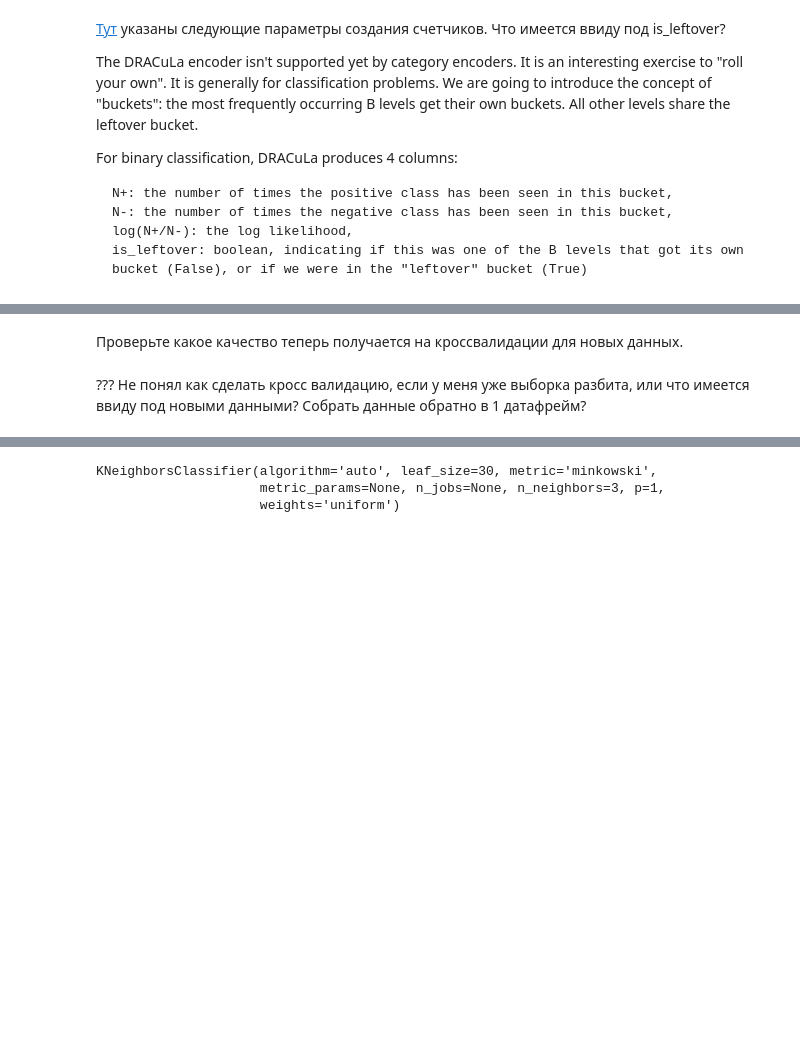
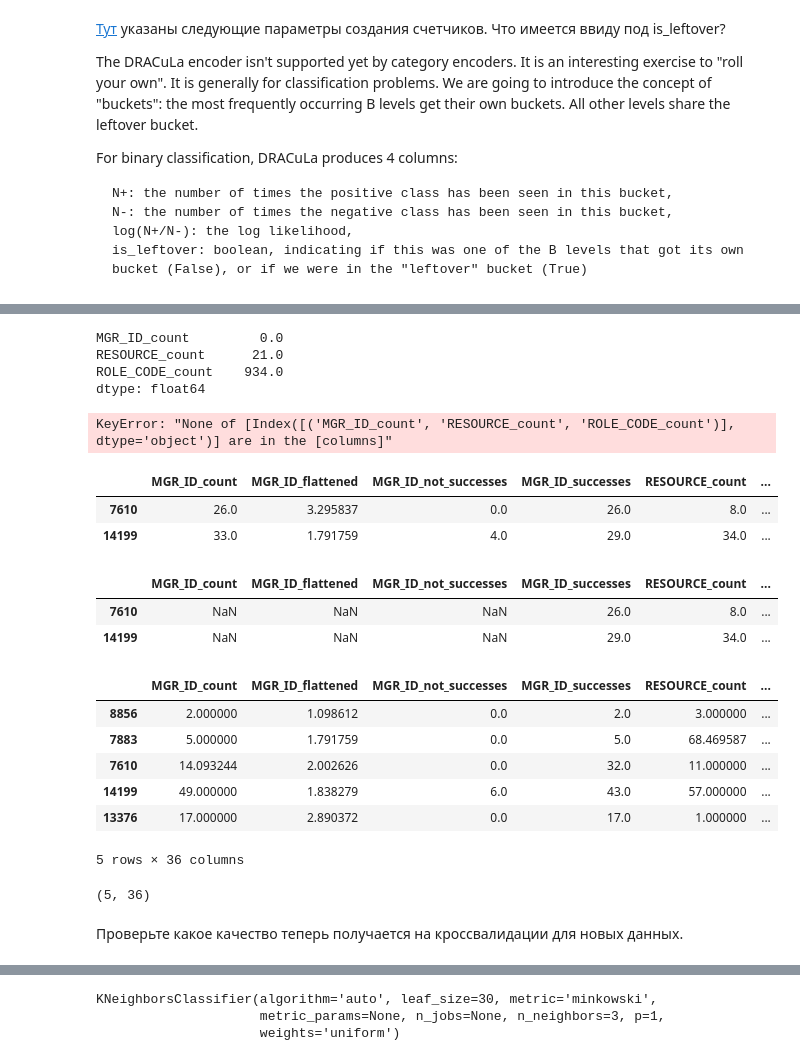
Before and after one commit to D7nis/Course-ML-Classic, a Jupyter notebook: Practice/6. Классификация, kNN/06-01-classification_DDA.ipynb, the cells around one changed output, grey strips where cells are left out. Cells and saved outputs as stored; diff of their text form; code cells hidden in the pictures; blank space fills up the shorter version.

```diff
--- a/Practice/6. Классификация, kNN/06-01-classification_DDA.ipynb
+++ b/Practice/6. Классификация, kNN/06-01-classification_DDA.ipynb
@@ -301,2 +281,2 @@ yy= df5['ACTION']
 # %%
-X_train, X_test, y_train, y_test = train_test_split(XX, yy, random_state=42, test_size=0.3, stratify=yy)
+#X_train, X_test, y_train, y_test = train_test_split(XX, yy, random_state=42, test_size=0.3, stratify=yy)
@@ -446,4 +392,4 @@ X_train, X_test, y_train, y_test = CountAndSuccMain(df5)
 # %%
 #df = pd.read_csv('../../data/amazon.csv.gz')
 # %%
-X_train, X_test, y_train, y_test = CountAndSuccMain(df.copy(), 1, method=2)
+X_train_orig, X_test_orig, y_train, y_test = CountAndSuccMain(df.copy(), 0.7, method=2)
@@ -495,0 +427,8 @@ pass
+# %%
+col_pref = '_count'
+np.sum(X_test[[col for col in X_test.columns if col_pref in col]])/2
+# %% [output]
+MGR_ID_count         0.0
+RESOURCE_count      21.0
+ROLE_CODE_count    934.0
+dtype: float64
@@ -495,0 +437,25 @@ pass
+# %%
+divider=2
+cols_pref = ['_count','_flattened','_successes']
+for col_pref in cols_pref:
+    cols=[[col for col in X_test.columns if col_pref in col]]
+    #new_value =
+    np.sum(X_test[cols])/divider
+    #X_test[cols] = X_test[cols].apply(lambda row: row.fillna(new_value), axis=1)
+# %% [output]
+KeyError: "None of [Index([('MGR_ID_count', 'RESOURCE_count', 'ROLE_CODE_count')], dtype='object')] are in the [columns]"
+# %%
+X_test = X_test_orig.iloc[2:4,:10]
+X_test
+# %% [output]
+|  | MGR_ID_count | MGR_ID_flattened | MGR_ID_not_successes | MGR_ID_successes | RESOURCE_count | ... |
+| 7610 | 26.0 | 3.295837 | 0.0 | 26.0 | 8.0 | ... |
+| 14199 | 33.0 | 1.791759 | 4.0 | 29.0 | 34.0 | ... |
+# %%
+X_test.iloc[:2,:3] = np.nan
+# %%
+X_test
+# %% [output]
+|  | MGR_ID_count | MGR_ID_flattened | MGR_ID_not_successes | MGR_ID_successes | RESOURCE_count | ... |
+| 7610 | NaN | NaN | NaN | 26.0 | 8.0 | ... |
+| 14199 | NaN | NaN | NaN | 29.0 | 34.0 | ... |
@@ -495,0 +471,10 @@ pass
+# %%
+X_test.head()
+# %% [output]
+|  | MGR_ID_count | MGR_ID_flattened | MGR_ID_not_successes | MGR_ID_successes | RESOURCE_count | ... |
+| 8856 | 2.000000 | 1.098612 | 0.0 | 2.0 | 3.000000 | ... |
+| 7883 | 5.000000 | 1.791759 | 0.0 | 5.0 | 68.469587 | ... |
+| 7610 | 14.093244 | 2.002626 | 0.0 | 32.0 | 11.000000 | ... |
+| 14199 | 49.000000 | 1.838279 | 6.0 | 43.0 | 57.000000 | ... |
+| 13376 | 17.000000 | 2.890372 | 0.0 | 17.0 | 1.000000 | ... |
+5 rows × 36 columns
@@ -495,0 +483,4 @@ pass
+# %%
+normalize(X_test.head(), norm='l1', axis=0, copy=True).shape
+# %% [output]
+(5, 36)
@@ -496,6 +493,4 @@ pass
 # %% [markdown]
 Проверьте какое качество теперь получается на кроссвалидации для новых данных.
-# %% [markdown]
-??? Не понял как сделать кросс валидацию, если у меня уже выборка разбита, или что имеется ввиду под новыми данными? Собрать данные обратно в 1 датафрейм?
 # %%
 params = {
```
Also changed, not shown: parts of 59 cells of this notebook, 1 other file.
